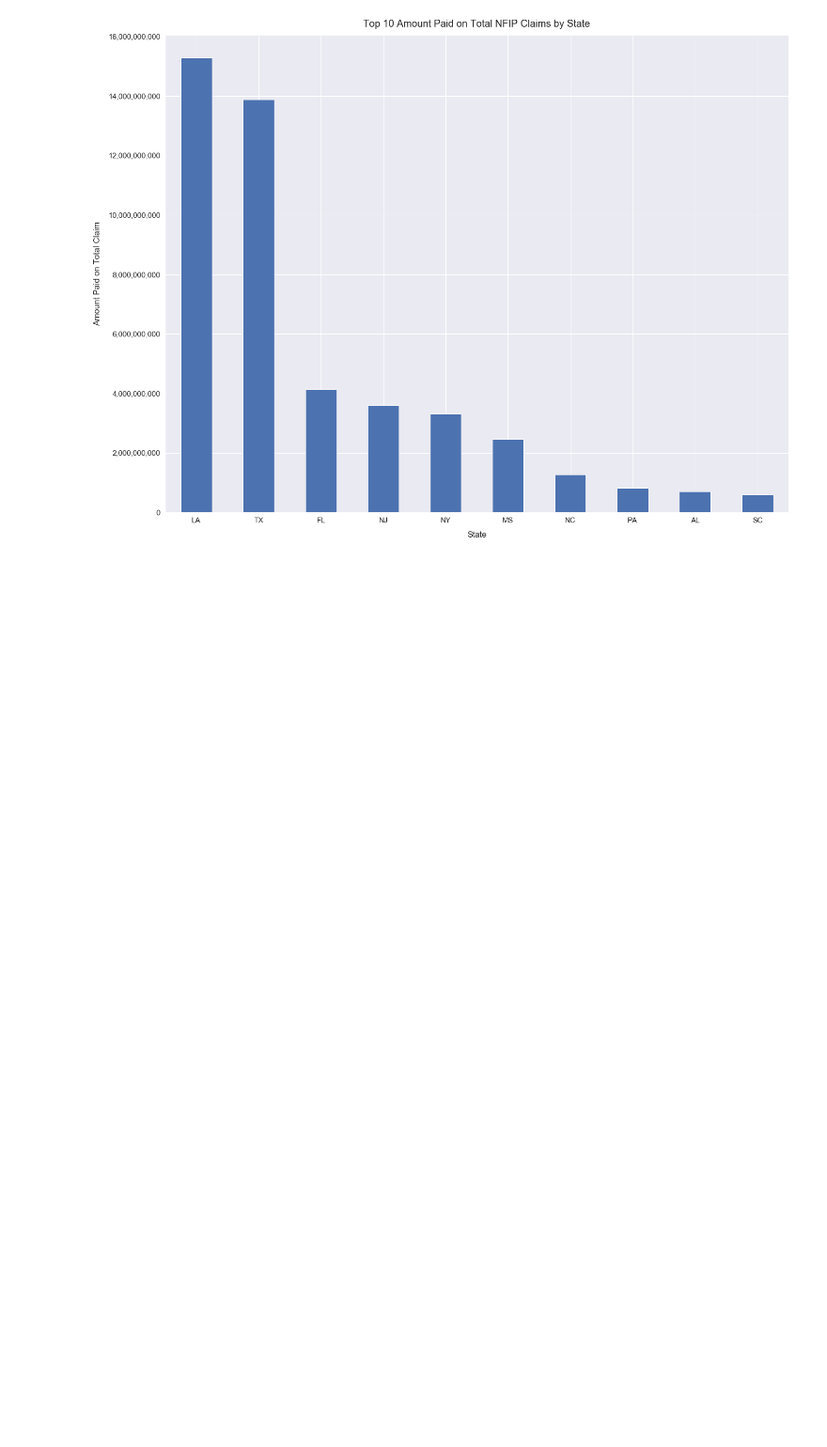
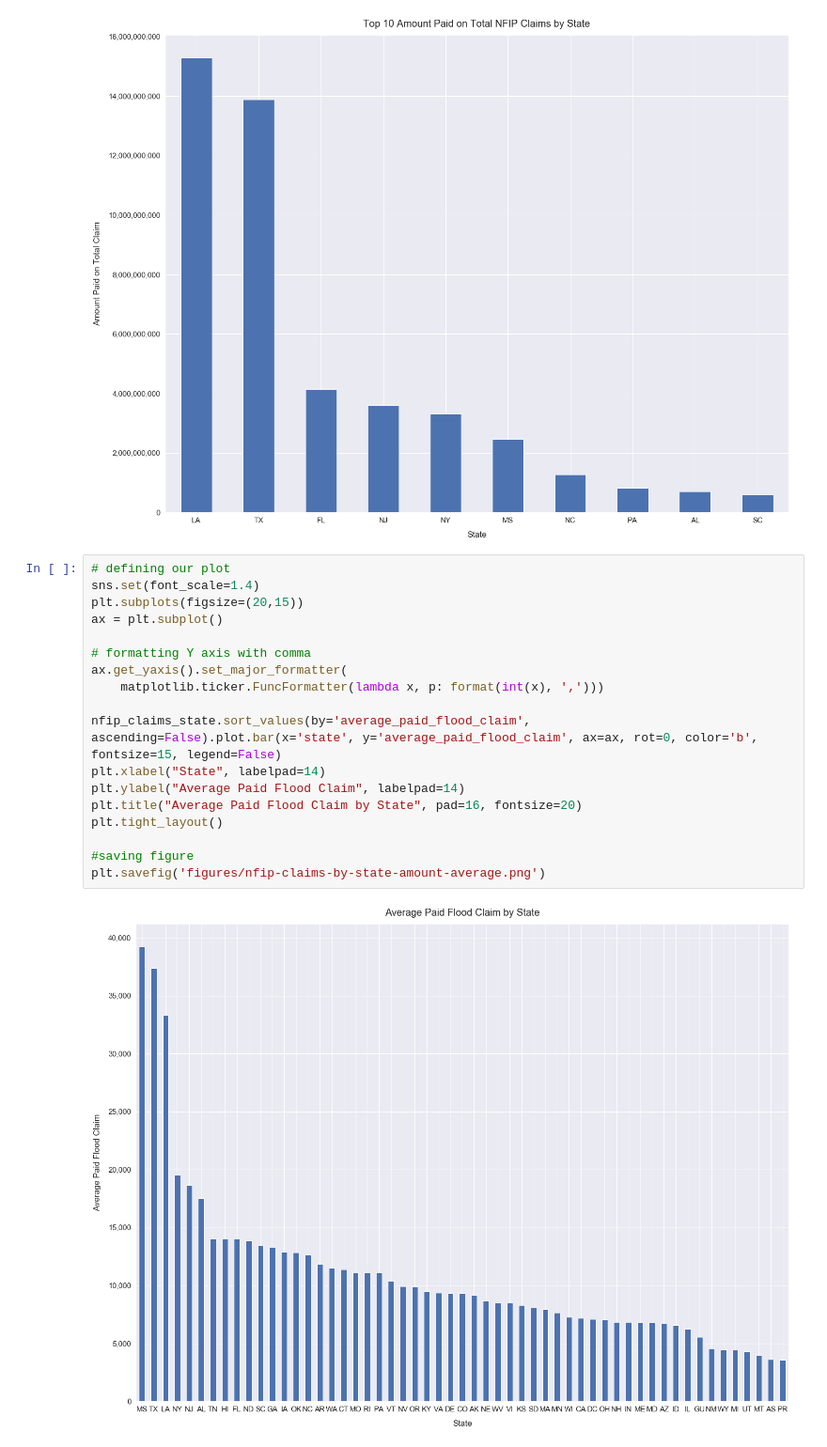
Before and after one commit to mebauer/fema-nfip-claims, a Jupyter notebook: nfip-claims-national/nfip-claims-national.ipynb, the cells around one changed output. Shown at 94% size. Drawn from its saved outputs; the diff is of its cells as text; blank space fills up the shorter version.

```diff
--- a/nfip-claims-national/nfip-claims-national.ipynb
+++ b/nfip-claims-national/nfip-claims-national.ipynb
@@ -798,3 +809,23 @@ plt.tight_layout()
 plt.savefig('figures/nfip-claims-by-state-amount-top10.png')
 # %% [output]
 [figure]
+# %%
+# defining our plot
+sns.set(font_scale=1.4)
+plt.subplots(figsize=(20,15))
+ax = plt.subplot()
+
+# formatting Y axis with comma
+ax.get_yaxis().set_major_formatter(
+    matplotlib.ticker.FuncFormatter(lambda x, p: format(int(x), ',')))
+
+nfip_claims_state.sort_values(by='average_paid_flood_claim', ascending=False).plot.bar(x='state', y='average_paid_flood_claim', ax=ax, rot=0, color='b', fontsize=15, legend=False)
+plt.xlabel("State", labelpad=14)
+plt.ylabel("Average Paid Flood Claim", labelpad=14)
+plt.title("Average Paid Flood Claim by State", pad=16, fontsize=20)
+plt.tight_layout()
+
+#saving figure
+plt.savefig('figures/nfip-claims-by-state-amount-average.png')
+# %% [output]
+[figure, added]
```
Also changed, not shown: parts of 39 cells of this notebook, 9 other files.
